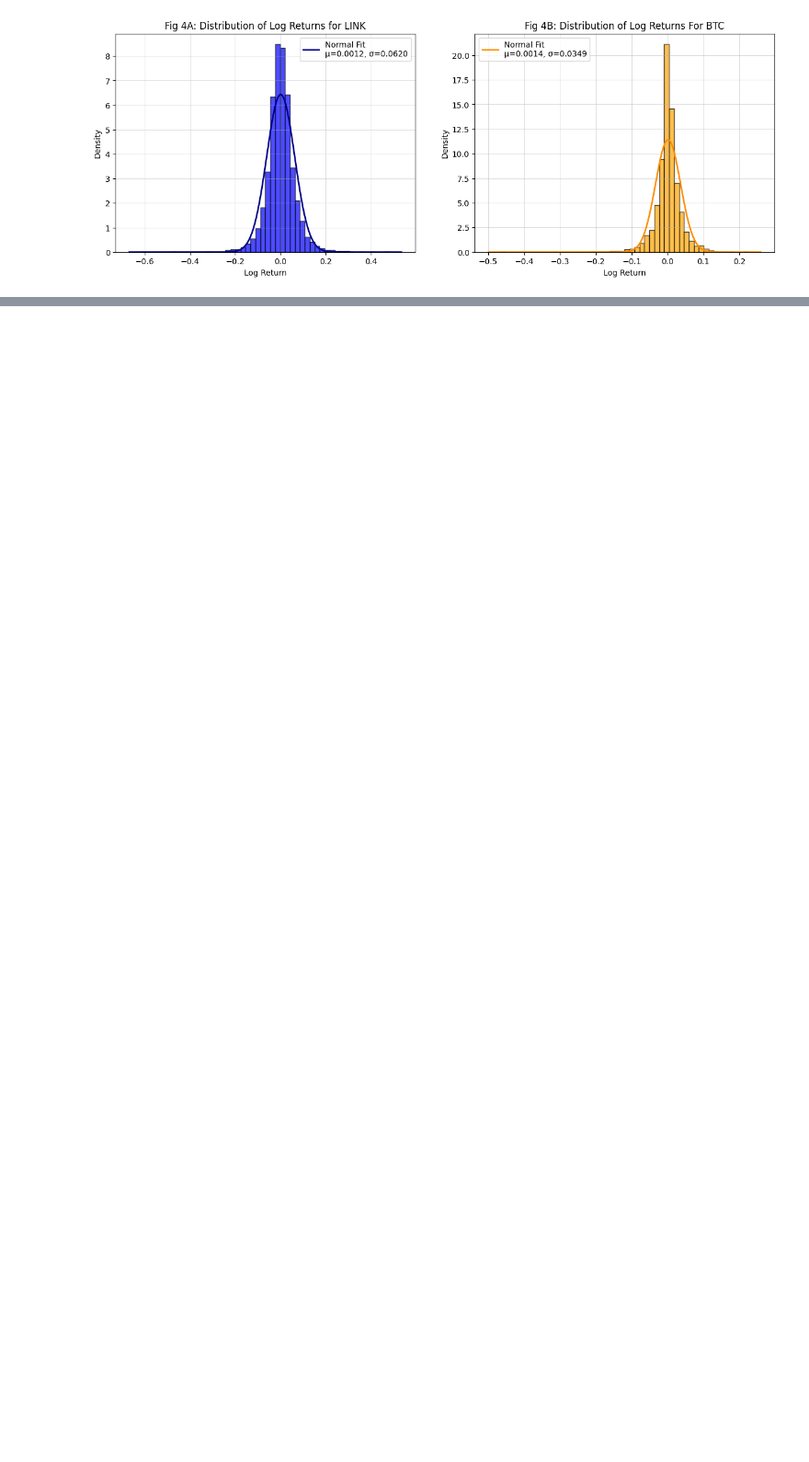
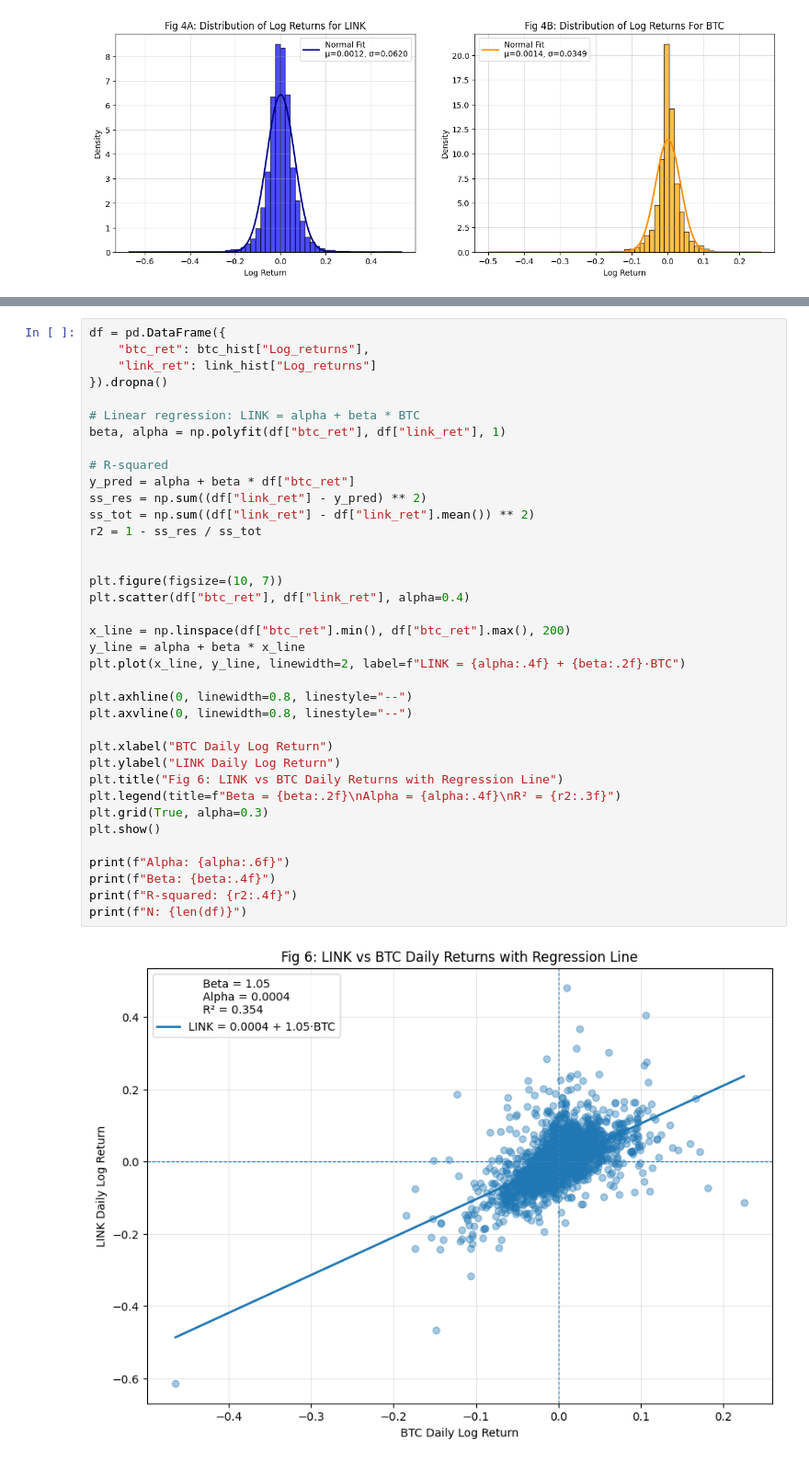
Before and after one commit to jhatch3/LINK-dashboard, a Jupyter notebook: main.ipynb, the cells around one changed output, grey strips where cells are left out. Shown at 92% size. Drawn from its saved outputs; the diff is of its cells as text; blank space fills up the shorter version.

```diff
--- a/main.ipynb
+++ b/main.ipynb
@@ -449,0 +430,39 @@ c
+# %%
+df = pd.DataFrame({
+    "btc_ret": btc_hist["Log_returns"],
+    "link_ret": link_hist["Log_returns"]
+}).dropna()
+
+# Linear regression: LINK = alpha + beta * BTC
+beta, alpha = np.polyfit(df["btc_ret"], df["link_ret"], 1)
+
+# R-squared
+y_pred = alpha + beta * df["btc_ret"]
+ss_res = np.sum((df["link_ret"] - y_pred) ** 2)
+ss_tot = np.sum((df["link_ret"] - df["link_ret"].mean()) ** 2)
+r2 = 1 - ss_res / ss_tot
+
+
+plt.figure(figsize=(10, 7))
+plt.scatter(df["btc_ret"], df["link_ret"], alpha=0.4)
+
+x_line = np.linspace(df["btc_ret"].min(), df["btc_ret"].max(), 200)
+y_line = alpha + beta * x_line
+plt.plot(x_line, y_line, linewidth=2, label=f"LINK = {alpha:.4f} + {beta:.2f}·BTC")
+
+plt.axhline(0, linewidth=0.8, linestyle="--")
+plt.axvline(0, linewidth=0.8, linestyle="--")
+
+plt.xlabel("BTC Daily Log Return")
+plt.ylabel("LINK Daily Log Return")
+plt.title("Fig 6: LINK vs BTC Daily Returns with Regression Line")
+plt.legend(title=f"Beta = {beta:.2f}\nAlpha = {alpha:.4f}\nR² = {r2:.3f}")
+plt.grid(True, alpha=0.3)
+plt.show()
+
+print(f"Alpha: {alpha:.6f}")
+print(f"Beta: {beta:.4f}")
+print(f"R-squared: {r2:.4f}")
+print(f"N: {len(df)}")
+# %% [output]
+[figure, added]
```
Also changed, not shown: parts of 10 cells of this notebook, 3 other files.
